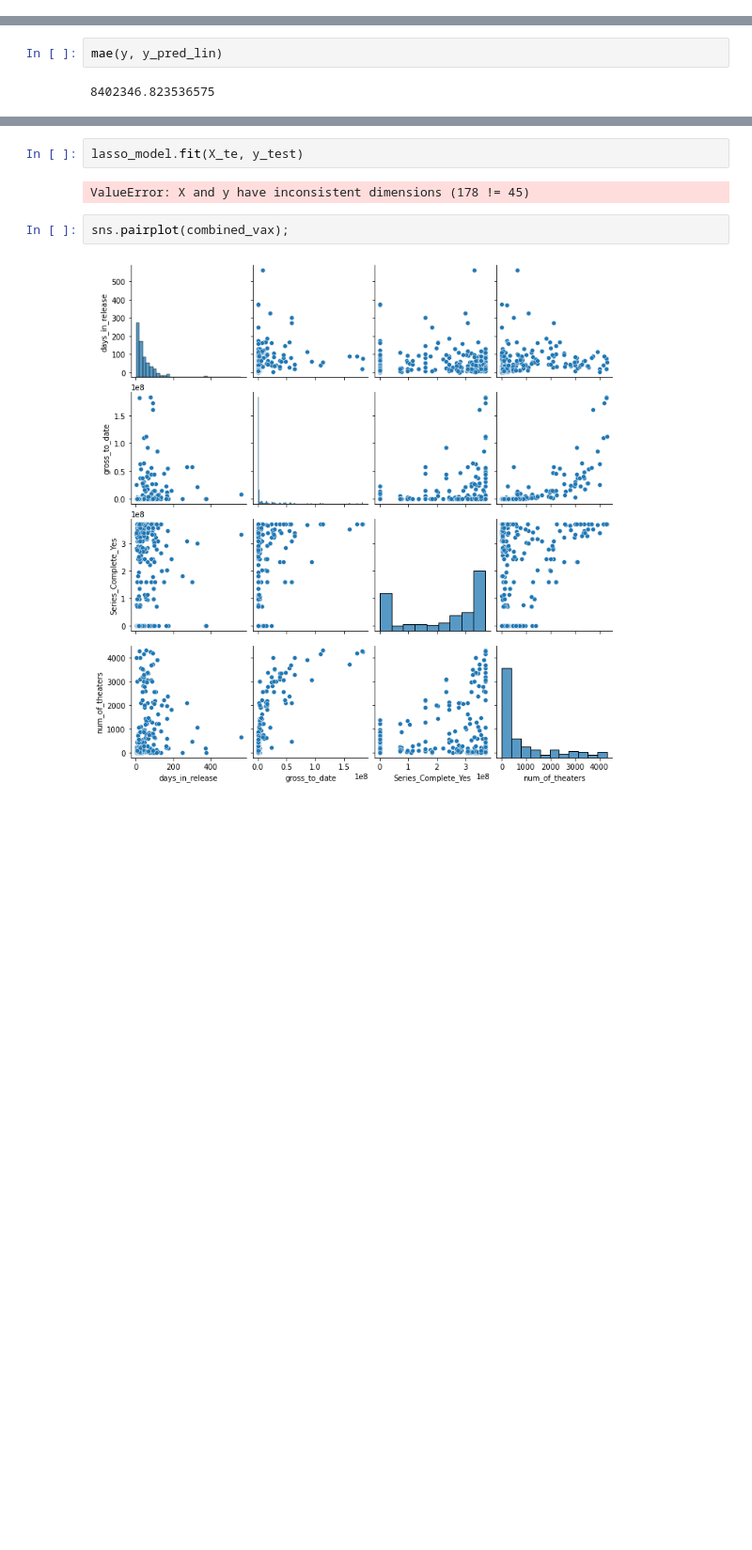
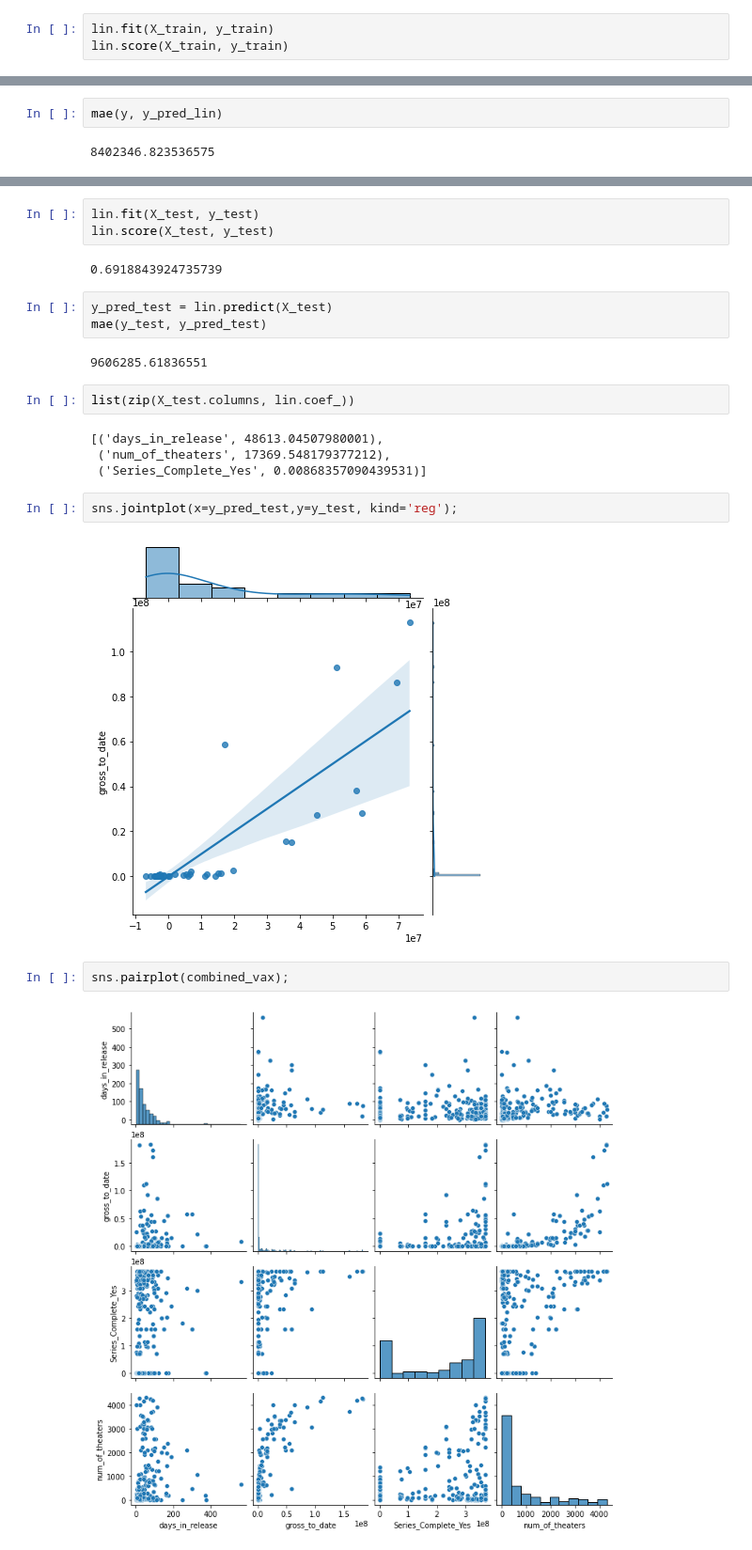
Before and after one commit to ajstake/Linear_Regression_Project, a Jupyter notebook: CDC_Movie_Data_Cleaning_and_Modeling.ipynb, the cells around one changed output, grey strips where cells are left out. Shown at 94% size. Drawn from its saved outputs; the diff is of its cells as text; blank space fills up the shorter version.

```diff
--- a/CDC_Movie_Data_Cleaning_and_Modeling.ipynb
+++ b/CDC_Movie_Data_Cleaning_and_Modeling.ipynb
@@ -257,3 +257,6 @@ list(zip(X_train.columns, lasso_model.coef_))
 lasso_model.score(X_tr, y_train)
 # %% [output]
 0.6964715472498935
+# %%
+lin.fit(X_train, y_train)
+lin.score(X_train, y_train)
@@ -290,7 +298,23 @@ ValueError: X has 3 features, but StandardScaler is expecting 58 features as inp
-# %%
-lasso_model.fit(X_te, y_test)
-# %% [output]
-ValueError: X and y have inconsistent dimensions (178 != 45)
+# %%
+lin.fit(X_test, y_test)
+lin.score(X_test, y_test)
+# %% [output]
+0.6918843924735739
+# %%
+y_pred_test = lin.predict(X_test)
+mae(y_test, y_pred_test)
+# %% [output]
+9606285.61836551
+# %%
+list(zip(X_test.columns, lin.coef_))
+# %% [output]
+[('days_in_release', 48613.04507980001),
+ ('num_of_theaters', 17369.548179377212),
+ ('Series_Complete_Yes', 0.00868357090439531)]
+# %%
+sns.jointplot(x=y_pred_test,y=y_test, kind='reg');
+# %% [output]
+[figure, added]
 # %%
 sns.pairplot(combined_vax);
 # %% [output]
```
Also changed, not shown: parts of 4 cells of this notebook, 1 other file.
